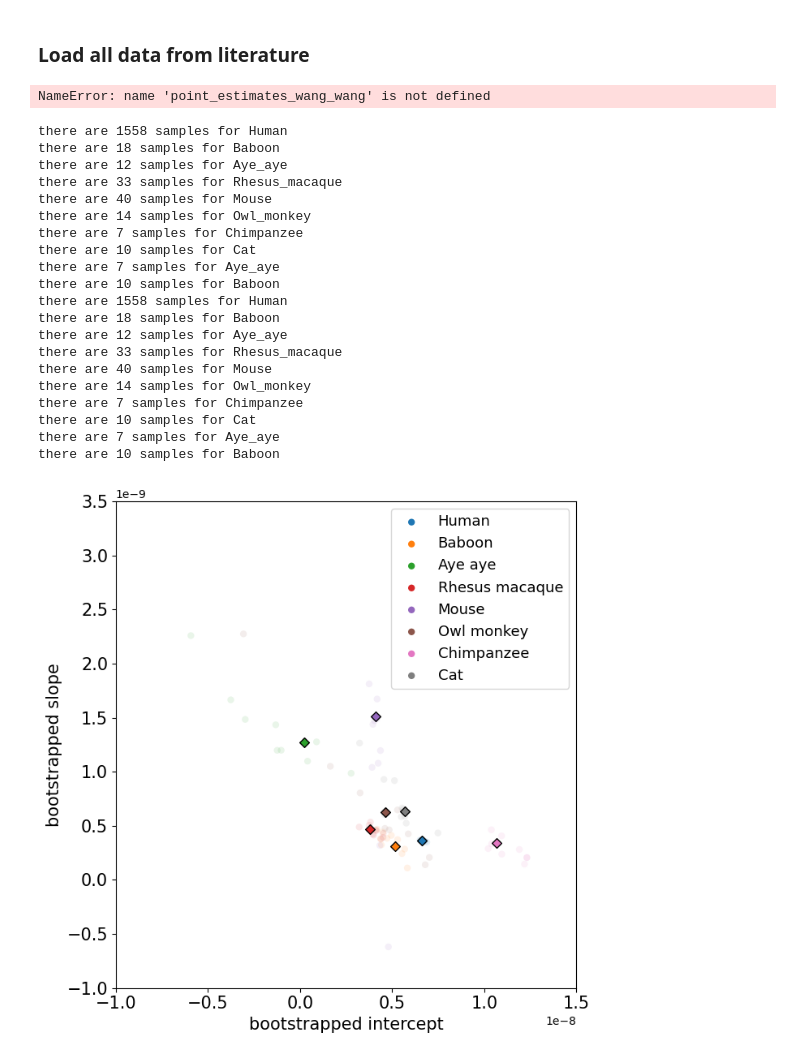
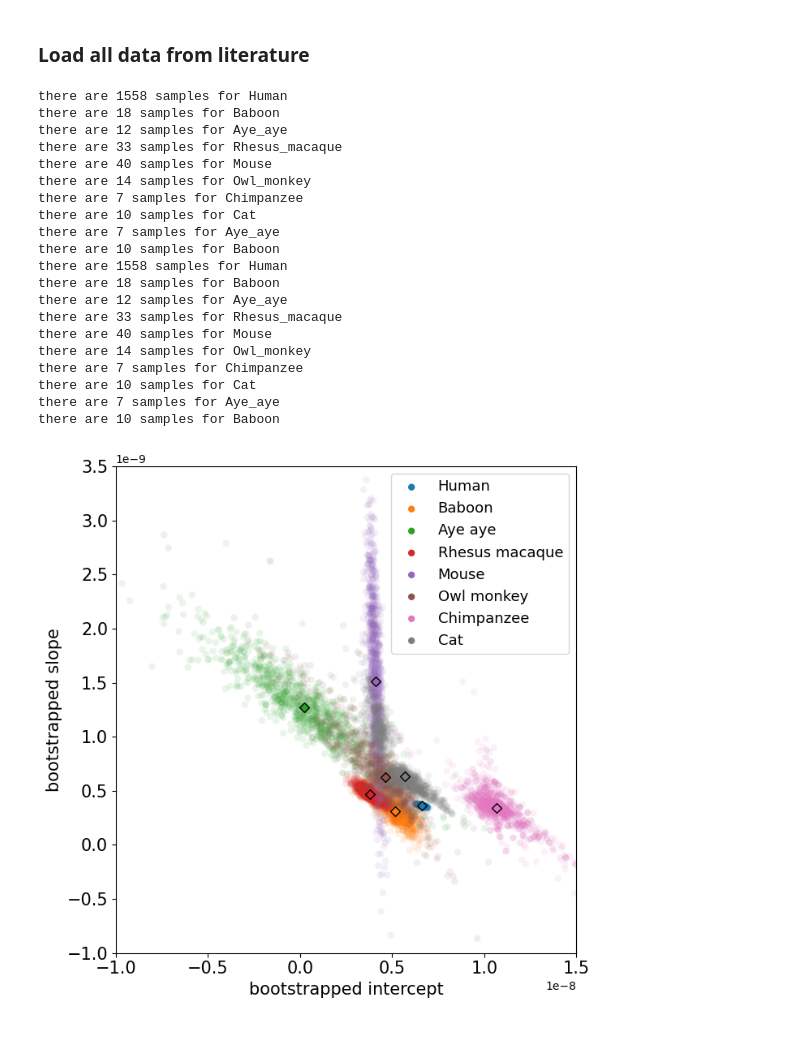
Before and after one commit to harrispopgen/clocklike-DBH, a Jupyter notebook: mutation_rate_regression_literature.ipynb, the cells around one changed output. Cells and saved outputs as stored; diff of their text form; code cells hidden in the pictures.

```diff
--- a/mutation_rate_regression_literature.ipynb
+++ b/mutation_rate_regression_literature.ipynb
@@ -760,34 +737,34 @@ p-value              0.0252575                                 0.964949     0.01
 # ---- load human data (jonsson, wu) and baboon (wu 2020) ----
 def load_df_for_species(use_default_alpha):
     df_human_jonsson = load_human_jonsson_data(
-        age_of_puberty, use_default_alpha, print_quality_check_results=False
+        age_of_puberty, use_default_alpha, paternal_maternal_ratio["Human"], print_quality_check_results=False
         )
     [df_human_wu, df_baboon_wu] = load_baboon_human_wu_2020_data(
-        age_of_puberty, use_default_alpha, print_quality_check_results=False
+        age_of_puberty, use_default_alpha, paternal_maternal_ratio, print_quality_check_results=False
         )
     df_baboon_wang = load_baboon_wang_data(
-        age_of_puberty, use_default_alpha, print_quality_check_results=False
+        age_of_puberty, use_default_alpha, paternal_maternal_ratio["Baboon"], print_quality_check_results=False
         )
     df_human = pd.concat([df_human_jonsson, df_human_wu])
 
     # ---- load macaque data (bergeron, wang)
     df_macaque_bergeron = load_rhesus_macaque_bergeron_2021(
-        age_of_puberty, use_default_alpha, print_quality_check_results=False
+        age_of_puberty, use_default_alpha, paternal_maternal_ratio["Rhesus_macaque"], print_quality_check_results=False
         )
     df_macaque_wang = load_rhesus_macaque_wang_2020_data(
-        age_of_puberty, use_default_alpha
+        age_of_puberty, use_default_alpha, paternal_maternal_ratio["Rhesus_macaque"]
         )
     df_macaque = pd.concat([df_macaque_bergeron, df_macaque_wang])
 
     # ---- aye aye 2024 ----
     # df_ayeaye_versoza = load_versoza_aye_aye_data(age_of_puberty, use_default_alpha)
-    df_ayeaye_wang = load_wang_aye_aye_data(age_of_puberty, use_default_alpha)
+    df_ayeaye_wang = load_wang_aye_aye_data(age_of_puberty, use_default_alpha, paternal_maternal_ratio["Aye_aye"])
 
     # ---- other species ----
-    df_chimp = load_besenbacher_data(age_of_puberty, use_default_alpha)
-    df_mouse = load_lindsay_mouse_data(age_of_puberty, use_default_alpha)
-    df_owl_monkey = load_owl_monkey_data(age_of_puberty, use_default_alpha)
-    df_cat = load_cat_wang_2020_data(age_of_puberty, use_default_alpha)
+    df_chimp = load_besenbacher_data(age_of_puberty, use_default_alpha, paternal_maternal_ratio["Chimpanzee"])
+    df_mouse = load_lindsay_mouse_data(age_of_puberty, use_default_alpha, paternal_maternal_ratio["Mouse"])
+    df_owl_monkey = load_owl_monkey_data(age_of_puberty, use_default_alpha, paternal_maternal_ratio["Owl_monkey"])
+    df_cat = load_cat_wang_2020_data(age_of_puberty, use_default_alpha, paternal_maternal_ratio["Cat"])
 
     df_wang_wang = pd.concat([df_human, df_baboon_wang, df_ayeaye_wang, df_macaque, df_mouse, df_owl_monkey, df_chimp, df_cat])
     # df_wang_v = pd.concat([df_human, df_baboon_wang, df_ayeaye_versoza, df_macaque, df_mouse, df_owl_monkey, df_chimp, df_cat])
@@ -967,60 +925,46 @@ def save_point_estimates_and_generation_time(point_estimates, generation_time, u
         data = [[tree_species_name[i], k, generation_time_ordered[i]] + point_estimates[k] for i, k in enumerate(species_order[:-2] + list(p))]
         df = pd.DataFrame(data, columns=["species_scientific_name", "species_name", "generation_time", "intercept", "slope", "mu_per_generation"])
         df.to_csv(f"output/figure2_point_estimates_{filename_suffix}_{alpha_str}.csv", index=False)
-# %%
-def compute_per_year_per_genome_slope_intercept(point_estimates):
-    df = load_df_for_species(use_default_alpha)
-    unique_species = df["species"].unique()
-    for s in unique_species:
-        intercept, slope = point_estimates[s][:2]
-        df_s = df[df["species"] == s]
-        average_genome_size = np.mean(df_s["callable_genome_size"])
-        scaled_intercept = intercept * average_genome_size
-        scaled_slope = slope * average_genome_size
-        print(f"species: {s}, intercept: {scaled_intercept}, slope: {scaled_slope}")
-compute_per_year_per_genome_slope_intercept(point_estimates_wang_wang)
-# %% [output]
-NameError: name 'point_estimates_wang_wang' is not defined
 # %%
 for use_default_alpha in [True, False]:
     df_wang_wang = load_df_for_species(use_default_alpha)
     save_figure = False if use_default_alpha is True else True
     plot_bootstrap = False if use_default_alpha is True else True
-    num_bootstrap_main = 0 if use_default_alpha is True else 10
+    num_bootstrap_main = 0 if use_default_alpha is True else 1000
 
     [_, point_estimates_wang_wang, df_wang_wang] = main_bootstrap(df_wang_wang, generation_time, age_of_puberty, num_bootstrap_iterations=num_bootstrap_main, plot_bootstrap=plot_bootstrap, save_figure=save_figure)
 
-    df_ayeaye_versoza = load_versoza_aye_aye_data(age_of_puberty, use_default_alpha)
+    df_ayeaye_versoza = load_versoza_aye_aye_data(age_of_puberty, use_default_alpha, paternal_maternal_ratio["Aye_aye"])
     [_, point_estimate_ayeaye_versoza, df_versoza] = main_bootstrap(df_ayeaye_versoza, generation_time, age_of_puberty, num_bootstrap_iterations=0, plot_bootstrap=False)
 
-    [_, df_baboon_wu] = load_baboon_human_wu_2020_data(age_of_puberty, use_default_alpha)
+    [_, df_baboon_wu] = load_baboon_human_wu_2020_data(age_of_puberty, use_default_alpha, paternal_maternal_ratio)
     [_, point_estimate_baboon_wu, df_wu] = main_bootstrap(df_baboon_wu, generation_time, age_of_puberty, num_bootstrap_iterations=0, plot_bootstrap=False)
 
     merged_point_estimates = group_point_estimates(point_estimates_wang_wang, point_estimate_ayeaye_versoza, point_estimate_baboon_wu)
     save_point_estimates_and_generation_time(merged_point_estimates, generation_time, use_default_alpha)
     df_regression = pd.concat([df_wang_wang, df_versoza, df_wu])
     alpha_str = "default_alpha" if use_default_alpha else "variable_alpha"
     df_regression.to_csv(f"output/individual_species_regression_result_{alpha_str}.csv")
 # %% [output]
 there are 1558 samples for Human
 there are 18 samples for Baboon
 there are 12 samples for Aye_aye
 there are 33 samples for Rhesus_macaque
 there are 40 samples for Mouse
 there are 14 samples for Owl_monkey
 there are 7 samples for Chimpanzee
 there are 10 samples for Cat
 there are 7 samples for Aye_aye
 there are 10 samples for Baboon
 there are 1558 samples for Human
 there are 18 samples for Baboon
 there are 12 samples for Aye_aye
 there are 33 samples for Rhesus_macaque
 there are 40 samples for Mouse
 there are 14 samples for Owl_monkey
 there are 7 samples for Chimpanzee
 there are 10 samples for Cat
 there are 7 samples for Aye_aye
 there are 10 samples for Baboon
-[figure, old version]
+[figure, new version]
 # %%
```
Also changed, not shown: parts of 11 cells of this notebook.
